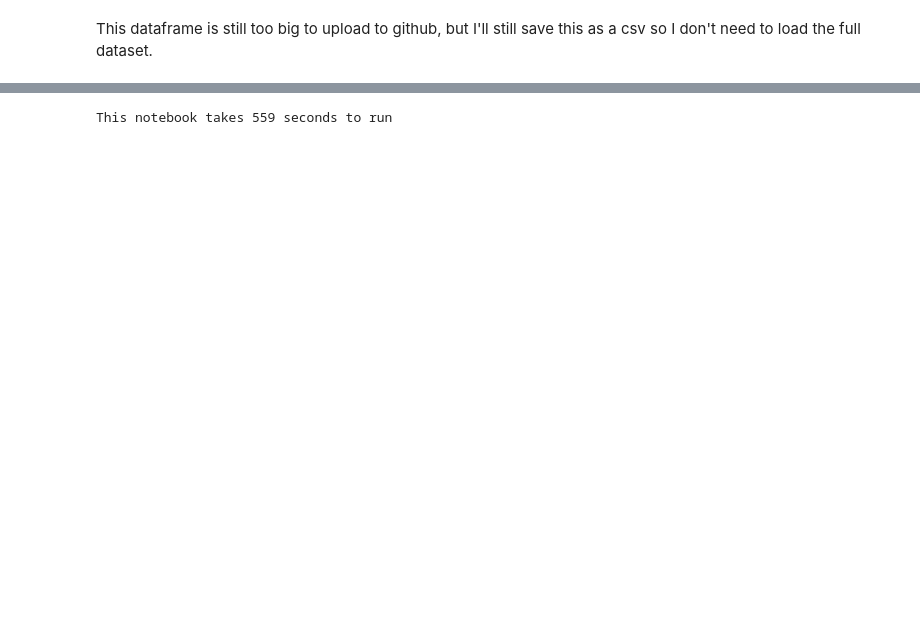
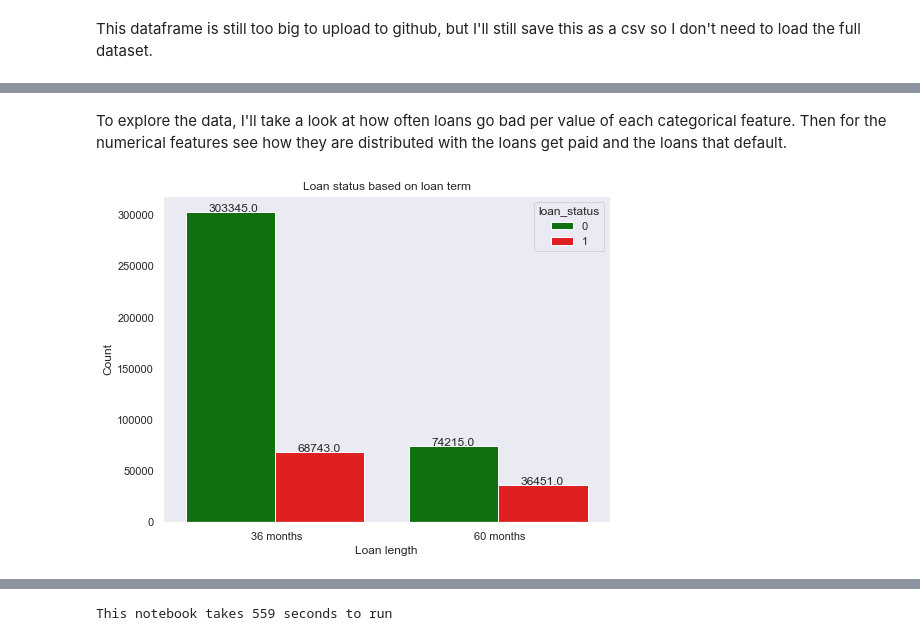
Before and after one commit to MNemanow/Loan_Default_classification, a Jupyter notebook: Cleaning_Eda.ipynb, the cells around one changed output, grey strips where cells are left out. Cells and saved outputs as stored; diff of their text form; code cells hidden in the pictures; blank space fills up the shorter version.

```diff
--- a/Cleaning_Eda.ipynb
+++ b/Cleaning_Eda.ipynb
@@ -425,0 +172,15 @@ accepted_df
+# %% [markdown]
+To explore the data, I'll take a look at how often loans go bad per value of each categorical feature. Then for the numerical features see how they are distributed with the loans get paid and the loans that default.
+# %%
+# check the number of defaulted loans per loan term
+plt.figure(figsize=(8,6))
+sns.set(style="dark")
+ax = sns.countplot(x="term", data=accepted_df, hue='loan_status', palette=['green', 'red'])
+plt.title('Loan status based on loan term')
+plt.xlabel('Loan length')
+plt.ylabel('Count')
+
+for p in ax.patches:
+        ax.annotate('{:.1f}'.format(p.get_height()), (p.get_x()+0.1, p.get_height()+50))
+# %% [output]
+[figure, added]
```
Also changed, not shown: parts of 43 cells of this notebook.
